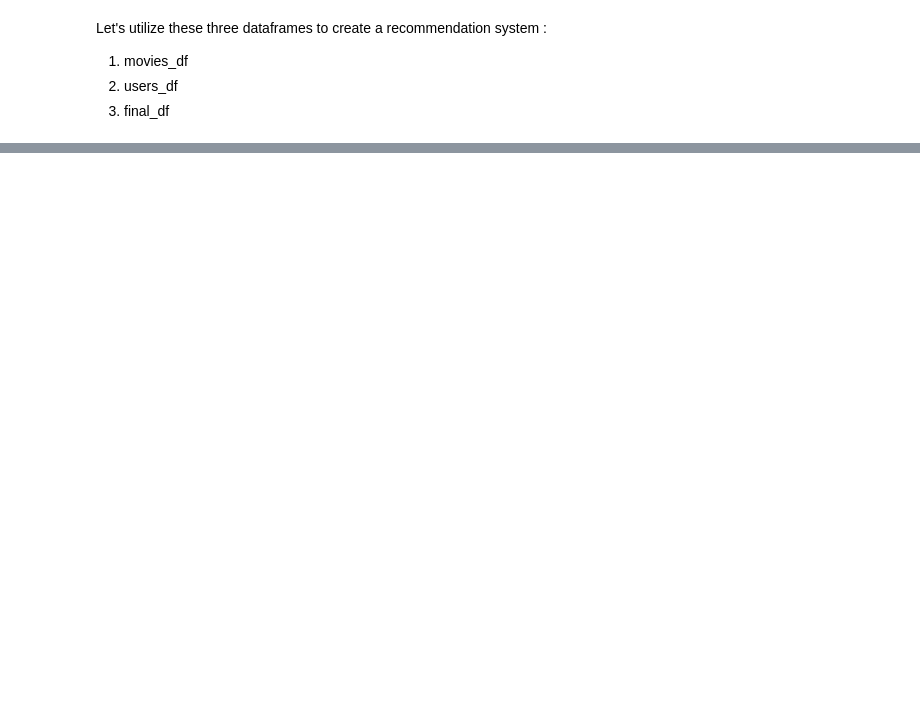
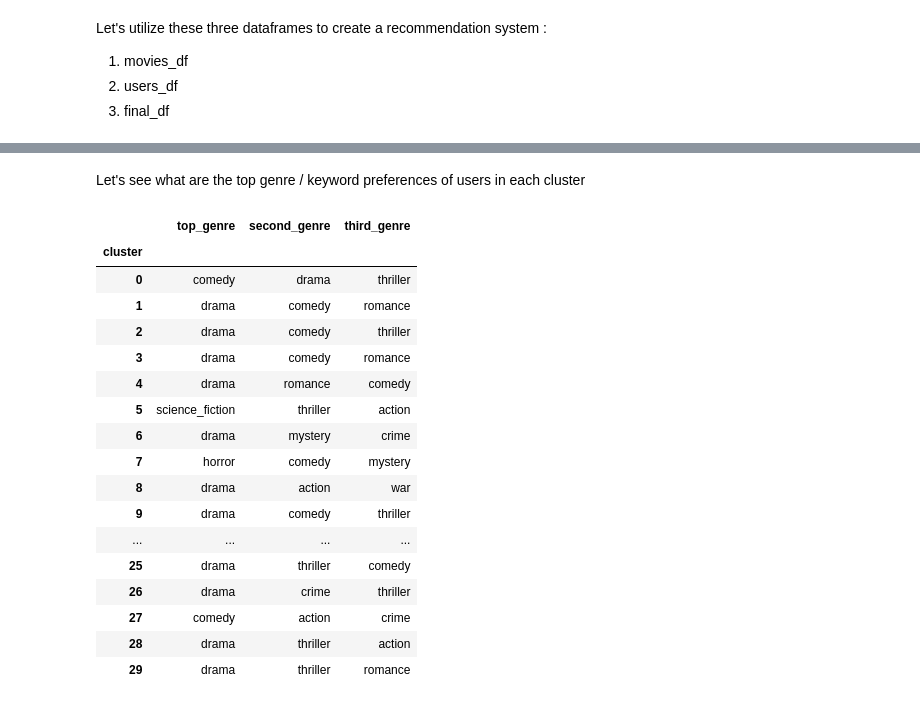
Before and after one commit to kunhwiko/Movie_Recommendation, a Jupyter notebook: src/CIS545_Group_Project.ipynb, the cells around one changed output, grey strips where cells are left out. Saved outputs shown, nothing was run; the diff lists cells and outputs as text; code cells hidden in the pictures; blank space fills up the shorter version.

```diff
--- a/src/CIS545_Group_Project.ipynb
+++ b/src/CIS545_Group_Project.ipynb
@@ -698,0 +769,57 @@ Let's utilize these three dataframes to create a recommendation system : </br>
+# %% [markdown]
+Let's see what are the top genre / keyword preferences of users in each cluster
+# %%
+avg_cluster = final_df.groupby(['cluster']).mean()
+
+
+max_ratings = np.sort(avg_cluster.iloc[:, :16], axis=1)[:, -3:]
+
+top_genre = []
+second_genre = []
+third_genre = []
+
+for i in range(len(avg_cluster)):
+  top_rating = max_ratings[i, 2]
+  enum_rating = enumerate(avg_cluster.loc[i].tolist())
+  top_genre.append(avg_cluster.columns[[j for j, n in enum_rating if n == top_rating][0]])
+
+  second_rating = max_ratings[i, 1]
+  enum_rating = enumerate(avg_cluster.loc[i].tolist())
+  if (second_rating == top_rating):
+    second_genre.append(avg_cluster.columns[[j for j, n in enum_rating if n == second_rating][1]])
+  else:
+    second_genre.append(avg_cluster.columns[[j for j, n in enum_rating if n == second_rating][0]])
+
+  third_rating = max_ratings[i, 0]
+  enum_rating = enumerate(avg_cluster.loc[i].tolist())
+  if (third_rating == second_rating):
+    third_genre.append(avg_cluster.columns[[j for j, n in enum_rating if n == third_rating][1]])
+  else:
+    third_genre.append(avg_cluster.columns[[j for j, n in enum_rating if n == third_rating][0]])
+
+
+avg_cluster['top_genre'] = top_genre
+avg_cluster['second_genre'] = second_genre
+avg_cluster['third_genre'] = third_genre
+
+# display the top three genres for the first 10 clusters
+avg_cluster[['top_genre', 'second_genre', 'third_genre']]
+# %% [output]
+|  | top_genre | second_genre | third_genre |
+| cluster |  |  |  |
+| 0 | comedy | drama | thriller |
+| 1 | drama | comedy | romance |
+| 2 | drama | comedy | thriller |
+| 3 | drama | comedy | romance |
+| 4 | drama | romance | comedy |
+| 5 | science_fiction | thriller | action |
+| 6 | drama | mystery | crime |
+| 7 | horror | comedy | mystery |
+| 8 | drama | action | war |
+| 9 | drama | comedy | thriller |
+| ... | ... | ... | ... |
+| 25 | drama | thriller | comedy |
+| 26 | drama | crime | thriller |
+| 27 | comedy | action | crime |
+| 28 | drama | thriller | action |
+| 29 | drama | thriller | romance |
```
Also changed, not shown: parts of 49 cells of this notebook.
